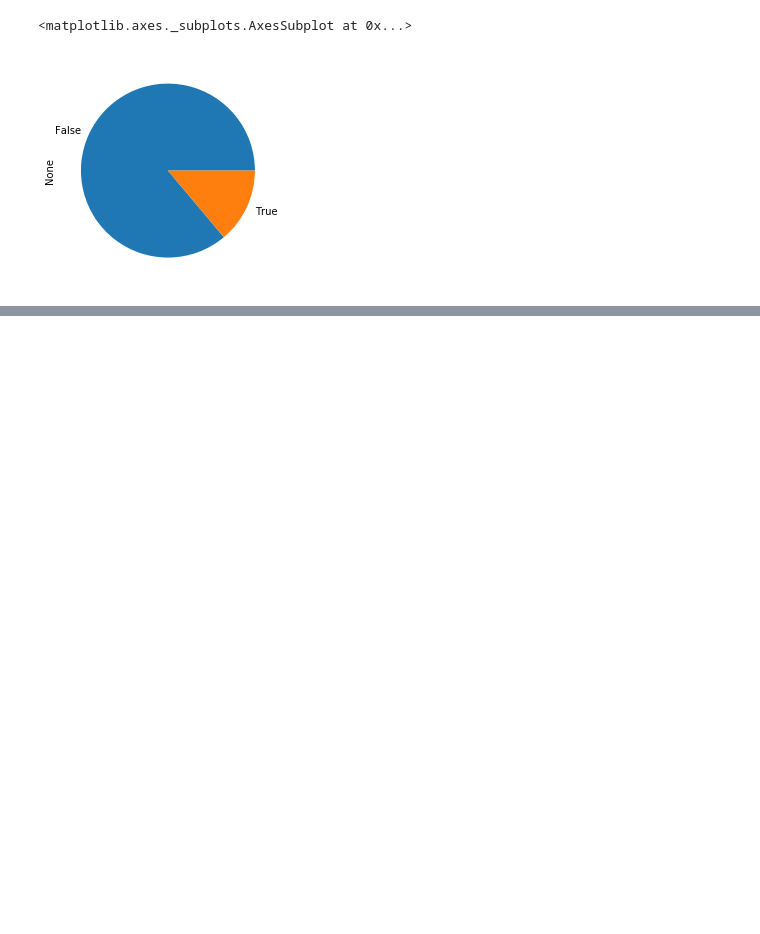
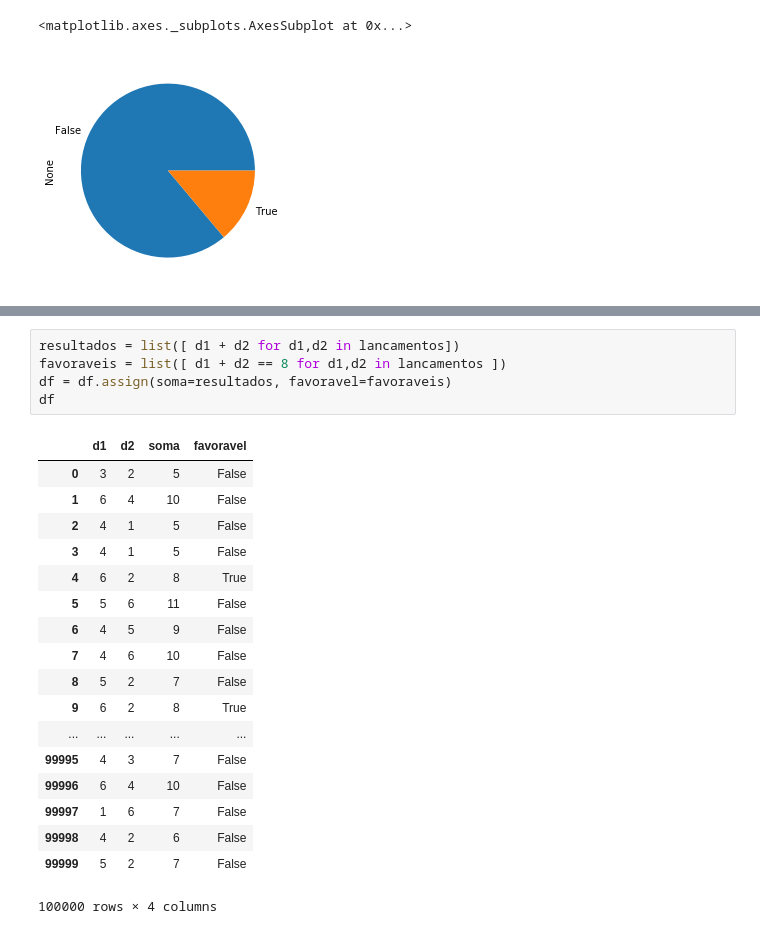
Before and after one commit to ettoreleandrotognoli/prova-assis-2016, a Jupyter notebook: Questão 39.ipynb, the cells around one changed output, grey strips where cells are left out. Saved outputs shown, nothing was run; the diff lists cells and outputs as text; blank space fills up the shorter version.

```diff
--- a/Questão 39.ipynb
+++ b/Questão 39.ipynb
@@ -75,0 +117,24 @@ df[['favoravel']].groupby(['favoravel']).size().plot.pie(y='favoravel')
+# %%
+resultados = list([ d1 + d2 for d1,d2 in lancamentos])
+favoraveis = list([ d1 + d2 == 8 for d1,d2 in lancamentos ])
+df = df.assign(soma=resultados, favoravel=favoraveis)
+df
+# %% [output]
+|  | d1 | d2 | soma | favoravel |
+| 0 | 3 | 2 | 5 | False |
+| 1 | 6 | 4 | 10 | False |
+| 2 | 4 | 1 | 5 | False |
+| 3 | 4 | 1 | 5 | False |
+| 4 | 6 | 2 | 8 | True |
+| 5 | 5 | 6 | 11 | False |
+| 6 | 4 | 5 | 9 | False |
+| 7 | 4 | 6 | 10 | False |
+| 8 | 5 | 2 | 7 | False |
+| 9 | 6 | 2 | 8 | True |
+| ... | ... | ... | ... | ... |
+| 99995 | 4 | 3 | 7 | False |
+| 99996 | 6 | 4 | 10 | False |
+| 99997 | 1 | 6 | 7 | False |
+| 99998 | 4 | 2 | 6 | False |
+| 99999 | 5 | 2 | 7 | False |
+100000 rows × 4 columns
```
Also changed, not shown: parts of 6 cells of this notebook.
